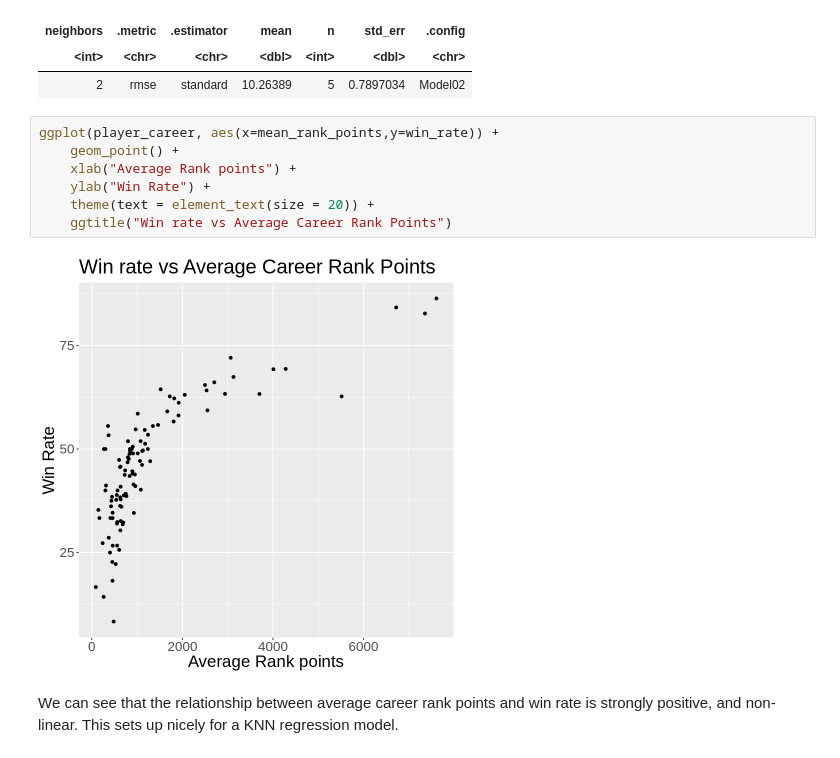
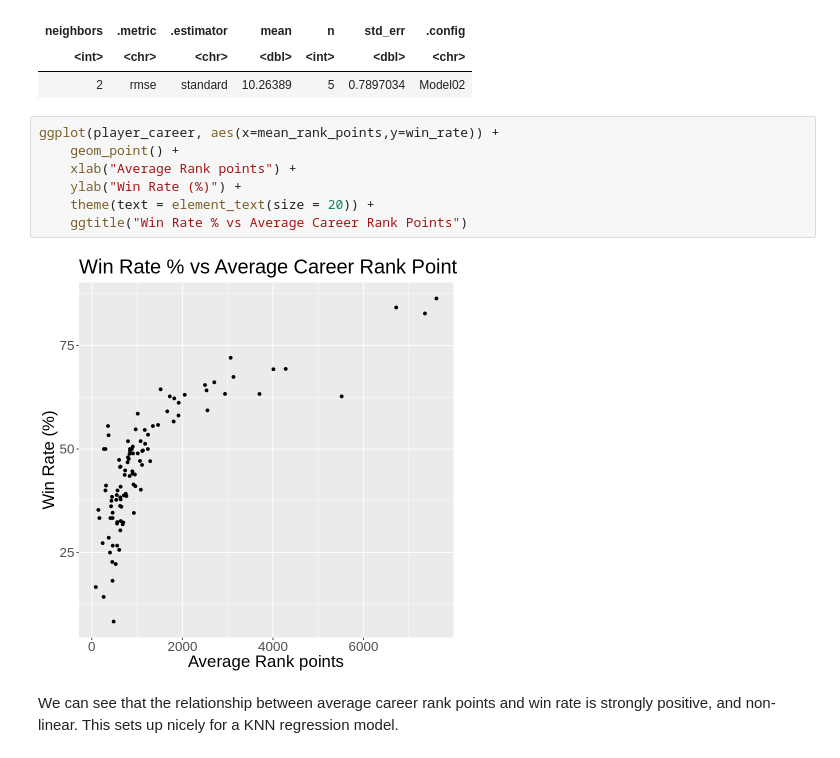
Before and after one commit to SimonYYL/DSCI_100_group19_group_project, a Jupyter notebook: project_proposal_final.ipynb, the cells around one changed output. Cells and saved outputs as stored; diff of their text form.

```diff
--- a/project_proposal_final.ipynb
+++ b/project_proposal_final.ipynb
@@ -203,12 +203,12 @@ A tibble: 1 × 7
 # %%
 ggplot(player_career, aes(x=mean_rank_points,y=win_rate)) +
     geom_point() +
     xlab("Average Rank points") +
-    ylab("Win Rate") +
+    ylab("Win Rate (%)") +
     theme(text = element_text(size = 20)) +
-    ggtitle("Win rate vs Average Career Rank Points")
+    ggtitle("Win Rate % vs Average Career Rank Points")
 # %% [output]
-[figure, old version]
+[figure, new version]
 # %% [markdown]
 We can see that the relationship between average career rank points and win rate is strongly positive, and non-linear. This sets up nicely for a KNN regression model.
 # %% [markdown]
```
